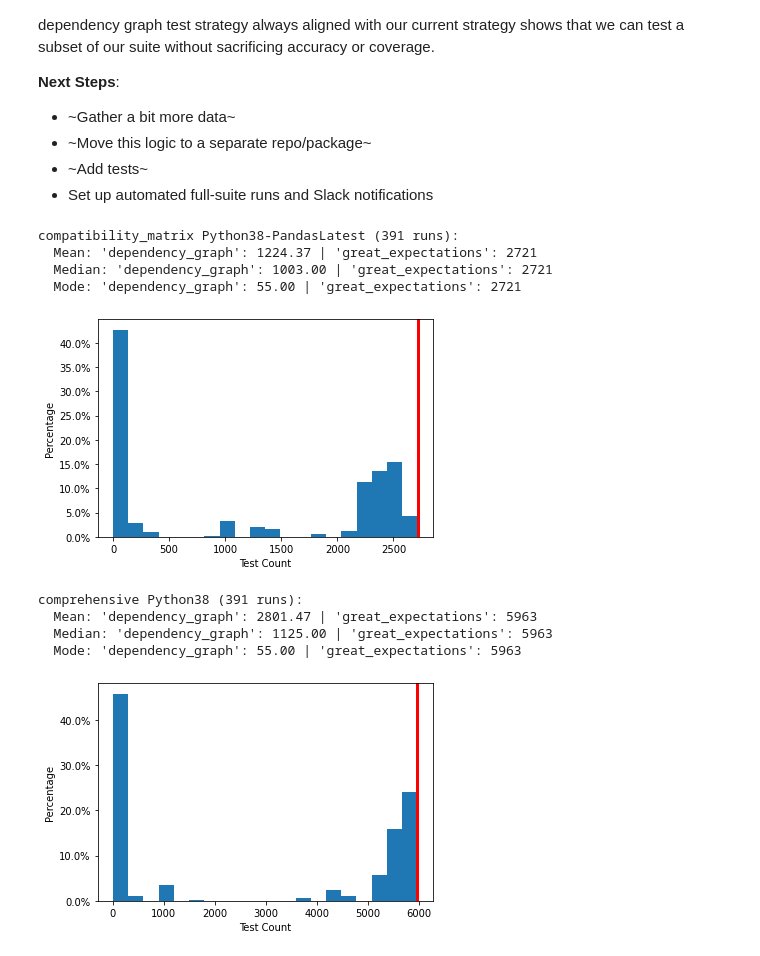
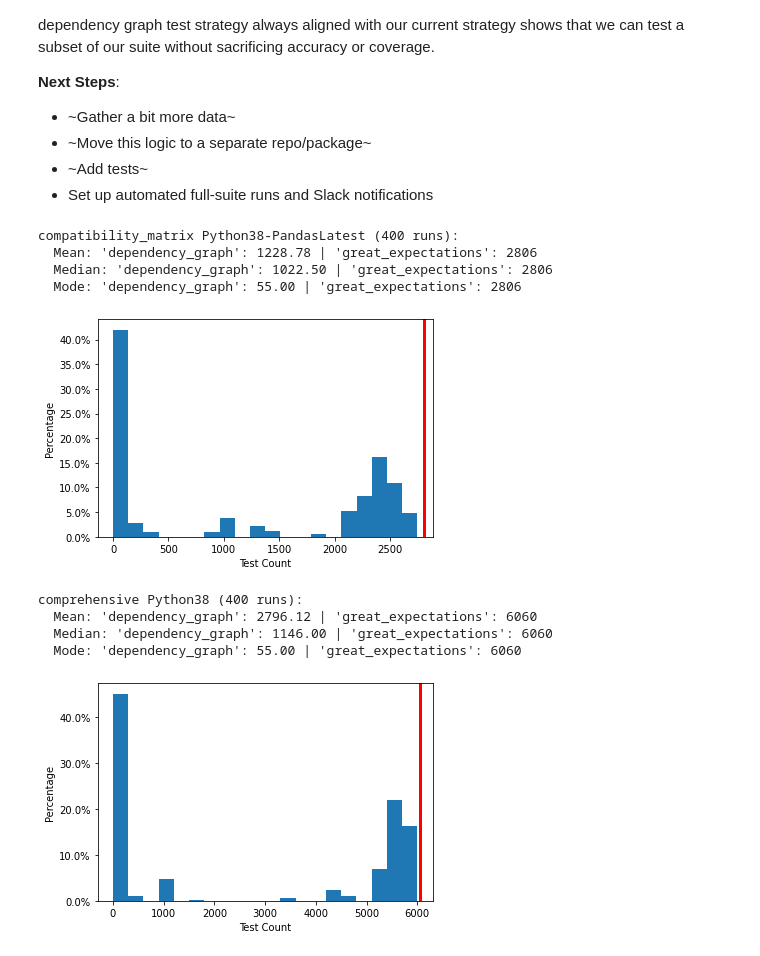
Before and after one commit to greatexpectationslabs/dgtest, a Jupyter notebook: analysis/analysis.ipynb, the cells around one changed output. Saved outputs shown, nothing was run; the diff lists cells and outputs as text; code cells hidden in the pictures.

```diff
--- a/analysis/analysis.ipynb
+++ b/analysis/analysis.ipynb
@@ -82,23 +82,23 @@ def determine_stats_for_pipeline_stage(stage: str, ge_count: int) -> None:
 # %%
 # 3a. Results - compatibility_matrix Python38-PandasLatest
 
-determine_stats_for_pipeline_stage('compatibility_matrix Python38-PandasLatest', 2721)
+determine_stats_for_pipeline_stage('compatibility_matrix Python38-PandasLatest', 2806)
 # %% [output]
-compatibility_matrix Python38-PandasLatest (391 runs):
-  Mean: 'dependency_graph': 1224.37 | 'great_expectations': 2721
-  Median: 'dependency_graph': 1003.00 | 'great_expectations': 2721
-  Mode: 'dependency_graph': 55.00 | 'great_expectations': 2721
+compatibility_matrix Python38-PandasLatest (400 runs):
+  Mean: 'dependency_graph': 1228.78 | 'great_expectations': 2806
+  Median: 'dependency_graph': 1022.50 | 'great_expectations': 2806
+  Mode: 'dependency_graph': 55.00 | 'great_expectations': 2806
-[figure, old version]
+[figure, new version]
 # %%
 # 3b. Results - comprehensive Python38
 
-determine_stats_for_pipeline_stage('comprehensive Python38', 5963)
+determine_stats_for_pipeline_stage('comprehensive Python38', 6060)
 # %% [output]
-comprehensive Python38 (391 runs):
-  Mean: 'dependency_graph': 2801.47 | 'great_expectations': 5963
-  Median: 'dependency_graph': 1125.00 | 'great_expectations': 5963
-  Mode: 'dependency_graph': 55.00 | 'great_expectations': 5963
+comprehensive Python38 (400 runs):
+  Mean: 'dependency_graph': 2796.12 | 'great_expectations': 6060
+  Median: 'dependency_graph': 1146.00 | 'great_expectations': 6060
+  Mode: 'dependency_graph': 55.00 | 'great_expectations': 6060
-[figure, old version]
+[figure, new version]
 # %%
 # 3c. Results - mysql (mssql is identical so we only count one to be efficient)
 
```
Also changed, not shown: parts of 2 cells of this notebook, 2 other files.
